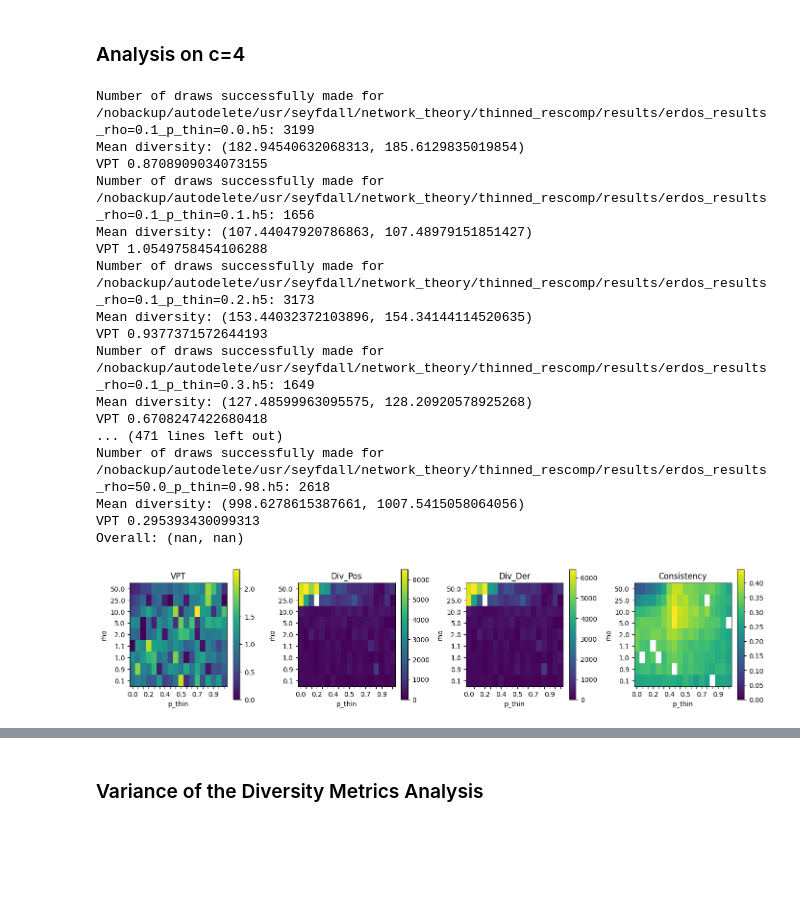
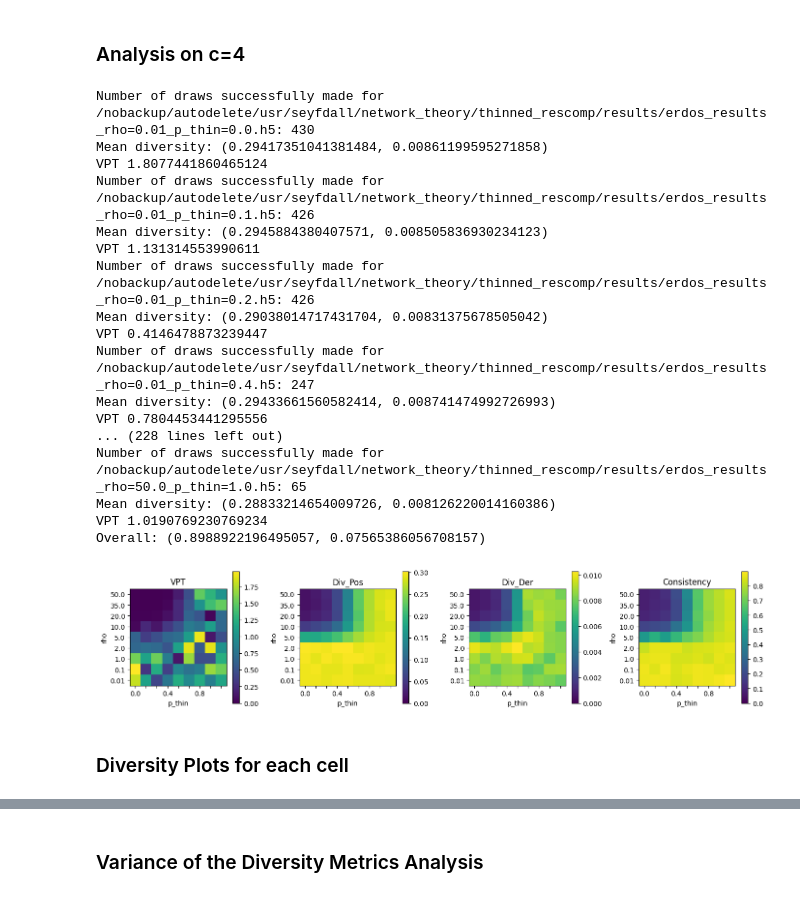
Before and after one commit to seyfdall/Thinned_Rescomp, a Jupyter notebook: data_analysis.ipynb, the cells around one changed output, grey strips where cells are left out. Saved outputs shown, nothing was run; the diff lists cells and outputs as text; code cells hidden in the pictures; blank space fills up the shorter version.

```diff
--- a/data_analysis.ipynb
+++ b/data_analysis.ipynb
@@ -33,8 +33,11 @@ WARNING: There was an error initializing an OpenFabrics device.
 --------------------------------------------------------------------------
 # %%
 results_path = '/nobackup/autodelete/usr/seyfdall/network_theory/thinned_rescomp/results/'
-p_thins = np.concatenate((np.arange(0, 0.8, 0.1), np.arange(0.8, 0.99, 0.02)))
-rhos = [0.1,0.9,1.0,1.1,2.0,5.0,10.0,25.0,50.0]
+# p_thins = np.concatenate((np.arange(0, 0.8, 0.1), np.arange(0.8, 0.99, 0.02)))
+# rhos = [0.1,0.9,1.0,1.1,2.0,5.0,10.0,25.0,50.0]
+
+rhos = [.01, .1, 1., 2., 5., 10., 20., 35., 50.]
+p_thins = [0., .1, .2, .4, .6, .8, .9, .96, 1.]
 # %%
 def get_file_data(hdf5_file='results/erdos_results_0.h5'):
     """
@@ -148,24 +151,26 @@ def create_plots(mean_values=None, thresholds=[10,10,10,10], cutoff=False):
 # %%
 mean_values = get_system_data(p_thins, rhos, results_path=results_path)
 # %% [output]
-Number of draws successfully made for /nobackup/autodelete/usr/seyfdall/network_theory/thinned_rescomp/results/erdos_results_rho=0.1_p_thin=0.0.h5: 3199
-Mean diversity: (182.94540632068313, 185.6129835019854)
-VPT 0.8708909034073155
-Number of draws successfully made for /nobackup/autodelete/usr/seyfdall/network_theory/thinned_rescomp/results/erdos_results_rho=0.1_p_thin=0.1.h5: 1656
-Mean diversity: (107.44047920786863, 107.48979151851427)
-VPT 1.0549758454106288
-Number of draws successfully made for /nobackup/autodelete/usr/seyfdall/network_theory/thinned_rescomp/results/erdos_results_rho=0.1_p_thin=0.2.h5: 3173
-Mean diversity: (153.44032372103896, 154.34144114520635)
-VPT 0.9377371572644193
-Number of draws successfully made for /nobackup/autodelete/usr/seyfdall/network_theory/thinned_rescomp/results/erdos_results_rho=0.1_p_thin=0.3.h5: 1649
-Mean diversity: (127.48599963095575, 128.20920578925268)
-VPT 0.6708247422680418
-... (471 lines left out)
-Number of draws successfully made for /nobackup/autodelete/usr/seyfdall/network_theory/thinned_rescomp/results/erdos_results_rho=50.0_p_thin=0.98.h5: 2618
-Mean diversity: (998.6278615387661, 1007.5415058064056)
-VPT 0.295393430099313
-Overall: (nan, nan)
+Number of draws successfully made for /nobackup/autodelete/usr/seyfdall/network_theory/thinned_rescomp/results/erdos_results_rho=0.01_p_thin=0.0.h5: 430
+Mean diversity: (0.29417351041381484, 0.00861199595271858)
+VPT 1.8077441860465124
+Number of draws successfully made for /nobackup/autodelete/usr/seyfdall/network_theory/thinned_rescomp/results/erdos_results_rho=0.01_p_thin=0.1.h5: 426
+Mean diversity: (0.2945884380407571, 0.008505836930234123)
+VPT 1.131314553990611
+Number of draws successfully made for /nobackup/autodelete/usr/seyfdall/network_theory/thinned_rescomp/results/erdos_results_rho=0.01_p_thin=0.2.h5: 426
+Mean diversity: (0.29038014717431704, 0.00831375678505042)
+VPT 0.4146478873239447
+Number of draws successfully made for /nobackup/autodelete/usr/seyfdall/network_theory/thinned_rescomp/results/erdos_results_rho=0.01_p_thin=0.4.h5: 247
+Mean diversity: (0.29433661560582414, 0.008741474992726993)
+VPT 0.7804453441295556
+... (228 lines left out)
+Number of draws successfully made for /nobackup/autodelete/usr/seyfdall/network_theory/thinned_rescomp/results/erdos_results_rho=50.0_p_thin=1.0.h5: 65
+Mean diversity: (0.28833214654009726, 0.008126220014160386)
+VPT 1.0190769230769234
+Overall: (0.8988922196495057, 0.07565386056708157)
 # %%
-create_plots(mean_values, thresholds=[3, 100000, 100000, 10], cutoff=False)
+create_plots(mean_values, thresholds=[3, 10, 10, 10], cutoff=False)
 # %% [output]
-[figure, old version]
+[figure, new version]
+# %% [markdown]
+### Diversity Plots for each cell
```
Also changed, not shown: parts of 11 cells of this notebook, 17 other files.
